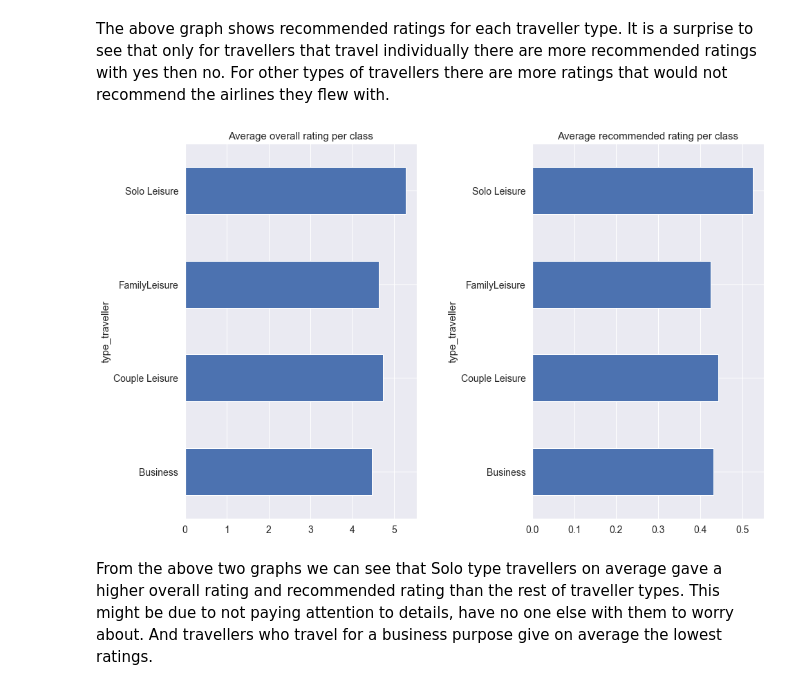
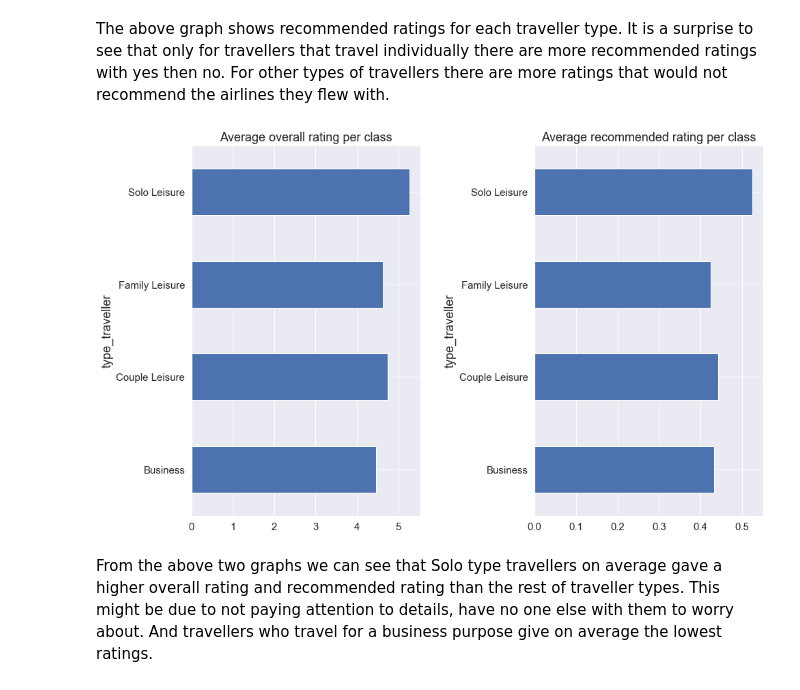
Before and after one commit to monikakrajnc/Capstone-Project-2, a Jupyter notebook: Data_Story.ipynb, the cells around one changed output. Cells and saved outputs as stored; diff of their text form; code cells hidden in the pictures.

```diff
--- a/Data_Story.ipynb
+++ b/Data_Story.ipynb
@@ -25,7 +25,7 @@ sns.set_context("poster")
 sns.set(color_codes=True, font_scale=1.25)
 # %%
 # import data
-data_112_airlines = pd.read_csv('Data_rating_112_airlines.csv')
+data_112_airlines = pd.read_csv('Data_rating_112_airlines_V2.csv')
 # %%
 # check the first few rows
 data_112_airlines.head()
@@ -139,12 +139,12 @@ The above graph shows recommended ratings for each traveller type. It is a surpr
 # %%
 # check traveller type with the average overall review
 fig, ax = plt.subplots(ncols = 2, figsize=(15, 10))
-data_112_airlines.groupby('type_traveller')['overall_rating'].mean().plot.barh(ax=ax[0], fontsize=14, title='Average overall rating per class')
-data_112_airlines.groupby('type_traveller')['recommended'].mean().plot.barh(ax=ax[1], fontsize=14, title='Average recommended rating per class')
+data_112_airlines.groupby('type_traveller')['overall_rating'].mean().plot.barh(ax=ax[0], fontsize=15, title='Average overall rating per class')
+data_112_airlines.groupby('type_traveller')['recommended'].mean().plot.barh(ax=ax[1], fontsize=15, title='Average recommended rating per class')
 plt.subplots_adjust(wspace = 0.5)
 plt.show()
 # %% [output]
-[figure, old version]
+[figure, new version]
 # %% [markdown]
 From the above two graphs we can see that Solo type travellers on average gave a higher overall rating and recommended rating than the rest of traveller types. This might be due to not paying attention to details, have no one else with them to worry about. And travellers who travel for a business purpose give on average the lowest ratings.
 # %% [markdown]
```
Also changed, not shown: parts of 4 cells of this notebook, 3 other files.
